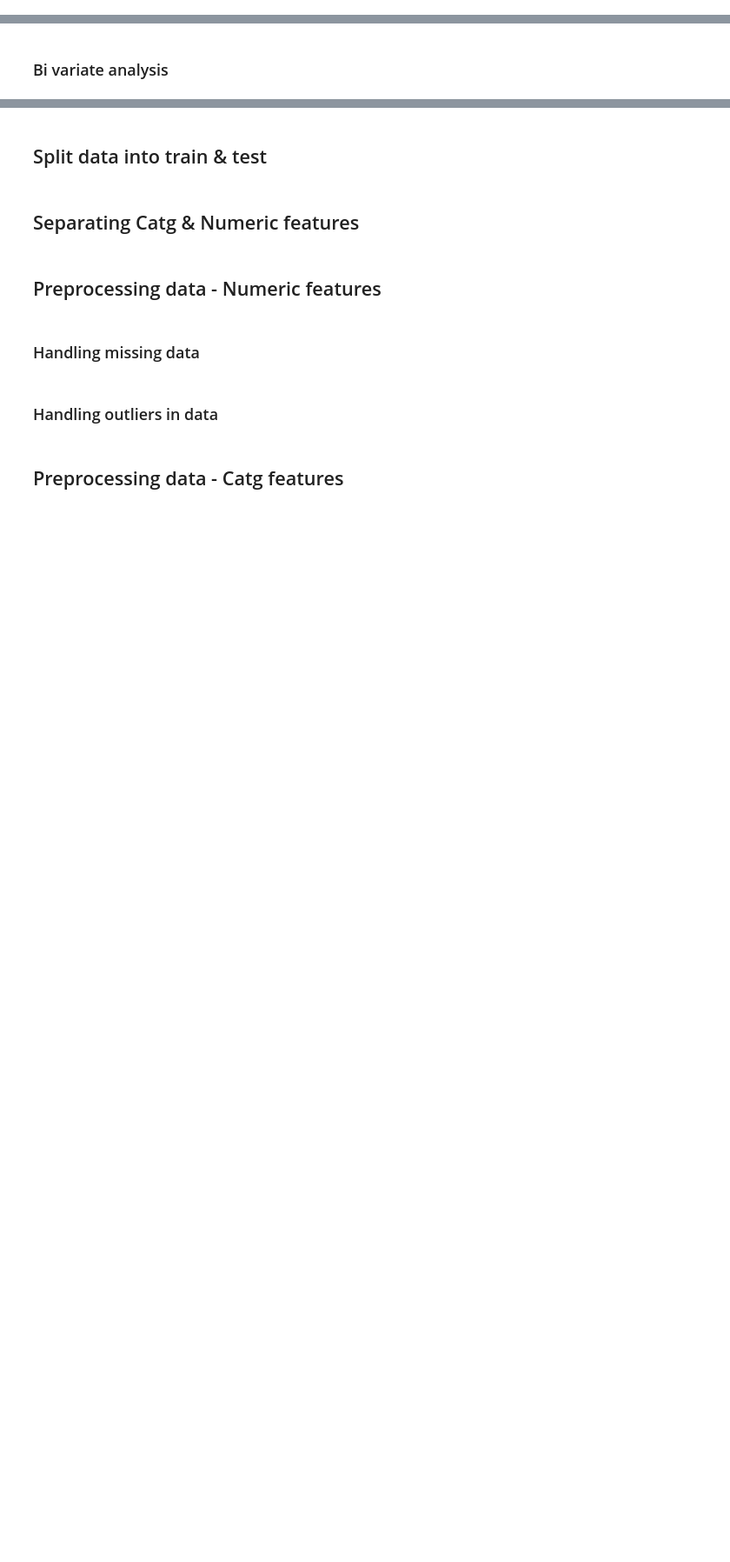
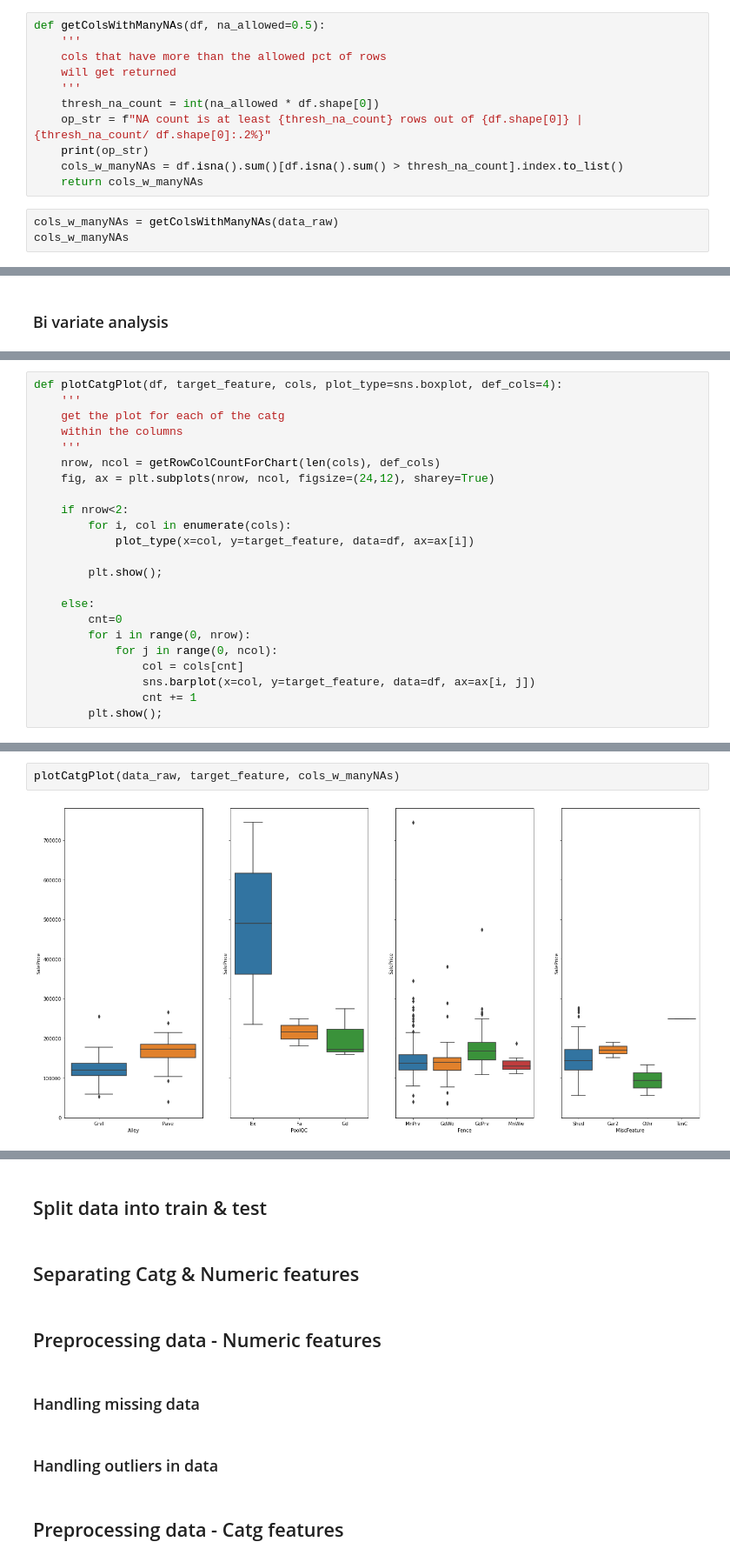
Before and after one commit to datasciencewithpinaki/ML_Templates, a Jupyter notebook: exploration.ipynb, the cells around one changed output, grey strips where cells are left out. Shown: that part at 87% size. Drawn from its saved outputs; the diff is of its cells as text; blank space fills up the shorter version.

```diff
--- a/exploration.ipynb
+++ b/exploration.ipynb
@@ -92,0 +115,14 @@ plt.show();
+# %%
+def getColsWithManyNAs(df, na_allowed=0.5):
+    '''
+    cols that have more than the allowed pct of rows
+    will get returned
+    '''
+    thresh_na_count = int(na_allowed * df.shape[0])
+    op_str = f"NA count is at least {thresh_na_count} rows out of {df.shape[0]} | {thresh_na_count/ df.shape[0]:.2%}"
+    print(op_str)
+    cols_w_manyNAs = df.isna().sum()[df.isna().sum() > thresh_na_count].index.to_list()
+    return cols_w_manyNAs
+# %%
+cols_w_manyNAs = getColsWithManyNAs(data_raw)
+cols_w_manyNAs
@@ -94,0 +229,23 @@ plt.show();
+# %%
+def plotCatgPlot(df, target_feature, cols, plot_type=sns.boxplot, def_cols=4):
+    '''
+    get the plot for each of the catg
+    within the columns
+    '''
+    nrow, ncol = getRowColCountForChart(len(cols), def_cols)
+    fig, ax = plt.subplots(nrow, ncol, figsize=(24,12), sharey=True)
+
+    if nrow<2:
+        for i, col in enumerate(cols):
+            plot_type(x=col, y=target_feature, data=df, ax=ax[i])
+
+        plt.show();
+
+    else:
+        cnt=0
+        for i in range(0, nrow):
+            for j in range(0, ncol):
+                col = cols[cnt]
+                sns.barplot(x=col, y=target_feature, data=df, ax=ax[i, j])
+                cnt += 1
+        plt.show();
@@ -94,0 +258,4 @@ plt.show();
+# %%
+plotCatgPlot(data_raw, target_feature, cols_w_manyNAs)
+# %% [output]
+[figure, added]
```
Also changed, not shown: parts of 31 cells of this notebook.
